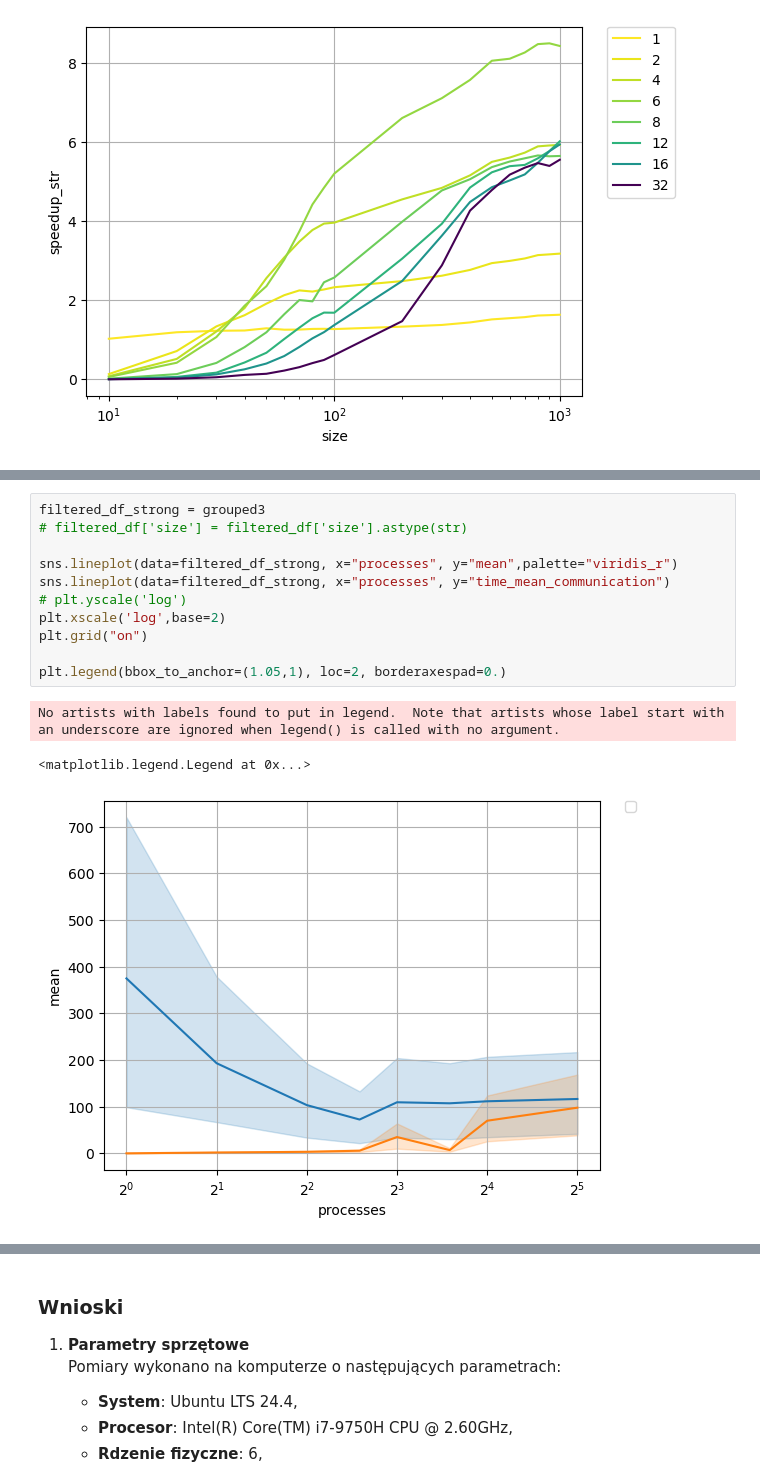
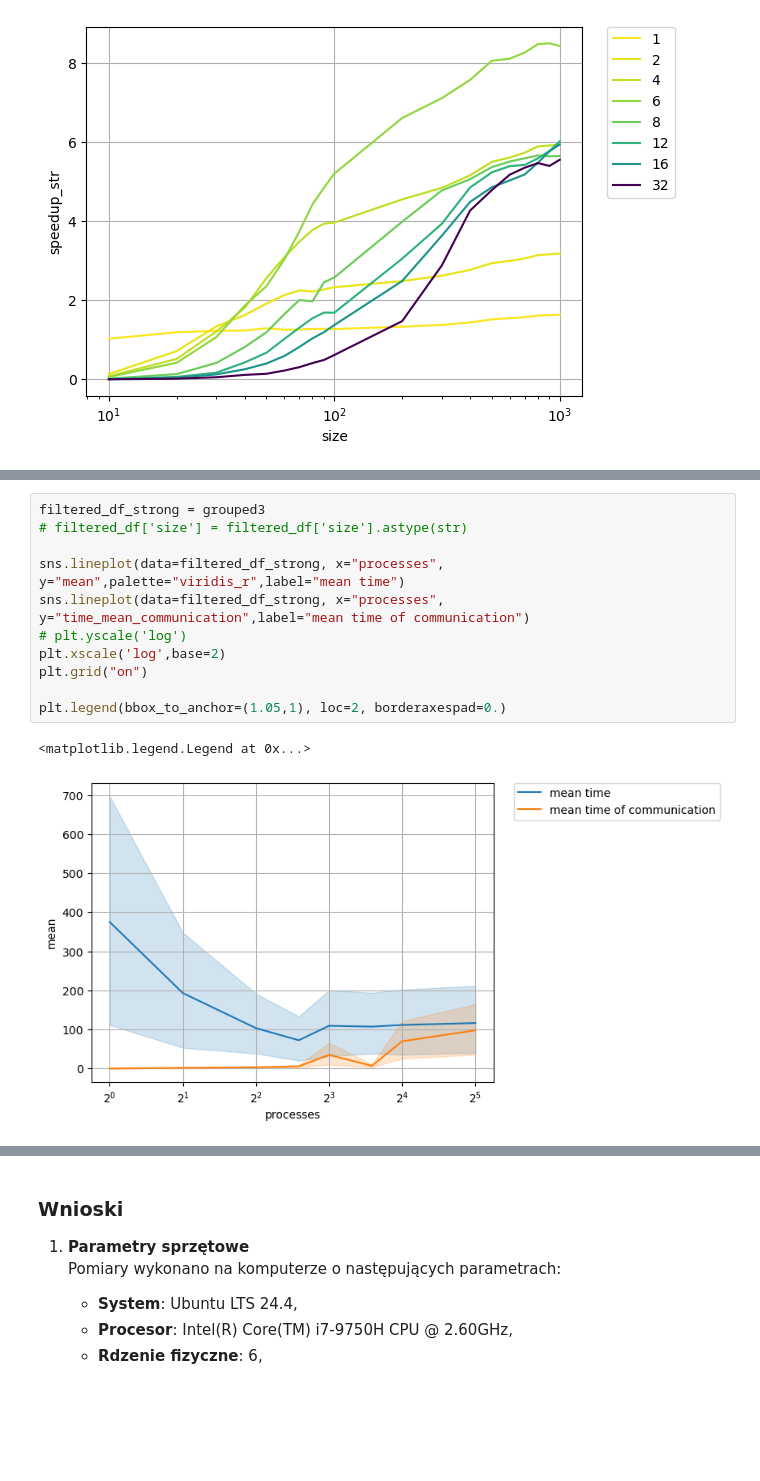
Before and after one commit to qert6g35/OWW, a Jupyter notebook: plots.ipynb, the cells around one changed output, grey strips where cells are left out. Cells and saved outputs as stored; diff of their text form; blank space fills up the shorter version.

```diff
--- a/plots.ipynb
+++ b/plots.ipynb
@@ -207,15 +207,14 @@ grouped3.head()
 # %%
 filtered_df_strong = grouped3
 # filtered_df['size'] = filtered_df['size'].astype(str)
 
-sns.lineplot(data=filtered_df_strong, x="processes", y="mean",palette="viridis_r")
-sns.lineplot(data=filtered_df_strong, x="processes", y="time_mean_communication")
+sns.lineplot(data=filtered_df_strong, x="processes", y="mean",palette="viridis_r",label="mean time")
+sns.lineplot(data=filtered_df_strong, x="processes", y="time_mean_communication",label="mean time of communication")
 # plt.yscale('log')
 plt.xscale('log',base=2)
 plt.grid("on")
 
 plt.legend(bbox_to_anchor=(1.05,1), loc=2, borderaxespad=0.)
 # %% [output]
-No artists with labels found to put in legend.  Note that artists whose label start with an underscore are ignored when legend() is called with no argument.
+<matplotlib.legend.Legend at 0x...>
-<matplotlib.legend.Legend at 0x...>
-[figure, old version]
+[figure, new version]
```
Also changed, not shown: parts of 1 cell of this notebook.
